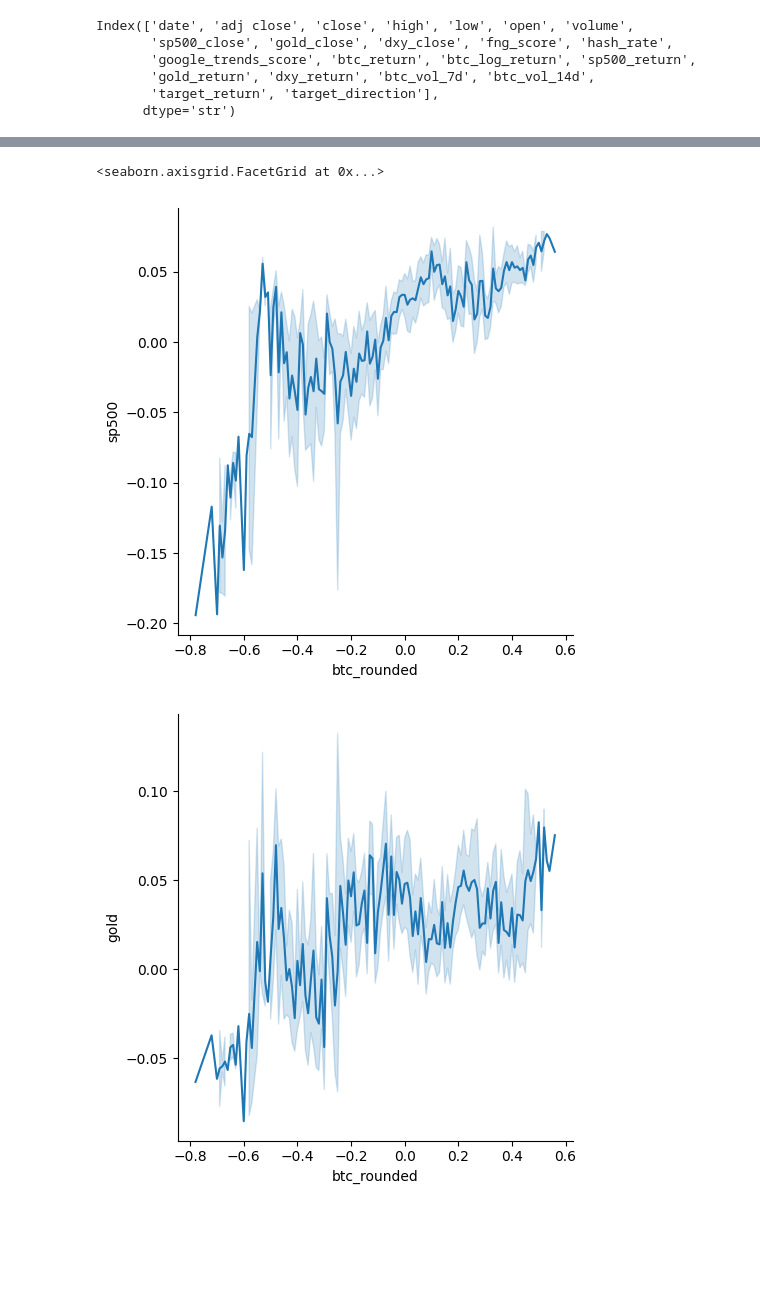
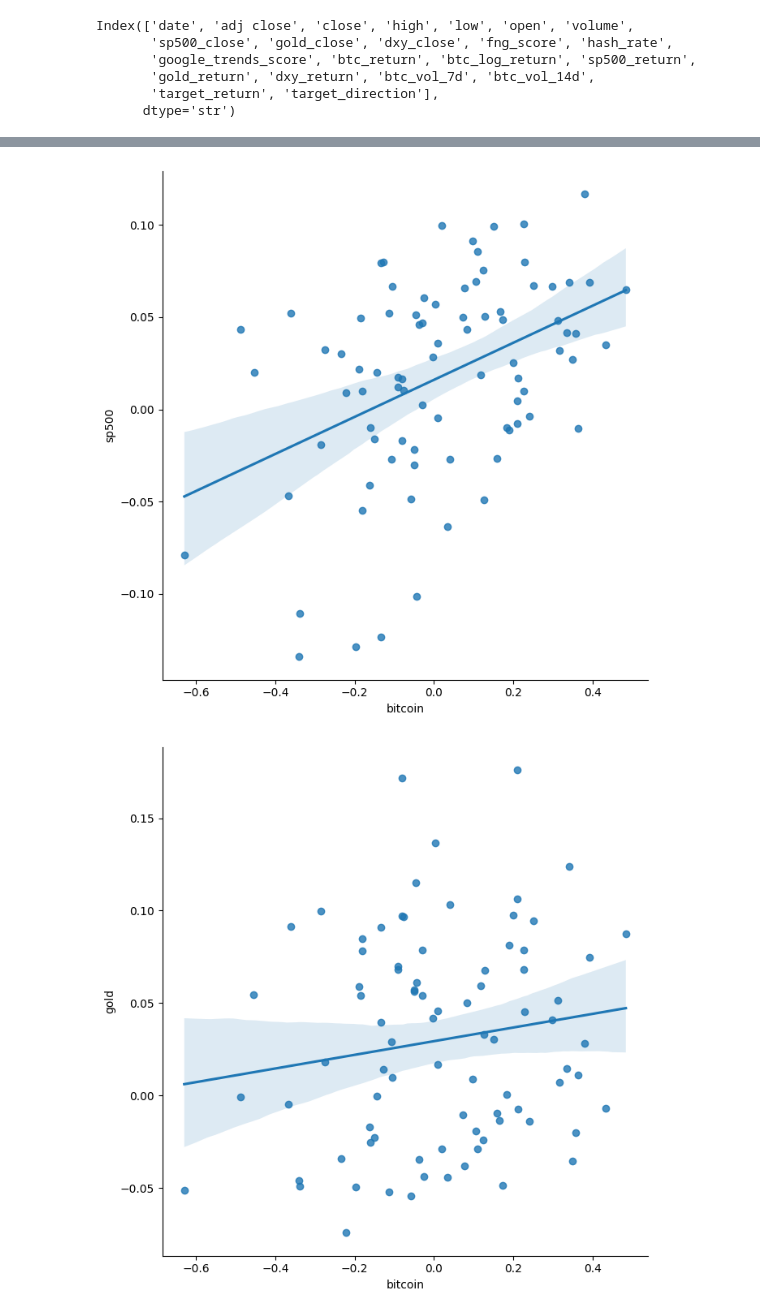
Before and after one commit to Andree33/Exploratory-Analisys-Data-Portfolio, a Jupyter notebook: ExploratoryAnalisys.ipynb, the cells around one changed output, grey strips where cells are left out. Cells and saved outputs as stored; diff of their text form; code cells hidden in the pictures; blank space fills up the shorter version.

```diff
--- a/ExploratoryAnalisys.ipynb
+++ b/ExploratoryAnalisys.ipynb
@@ -20,7 +20,7 @@ Index(['date', 'adj close', 'close', 'high', 'low', 'open', 'volume',
        'target_return', 'target_direction'],
       dtype='str')
 # %%
-# df.dropna(inplace = True)
+df.dropna(inplace = True)
 date = np.array(pd.to_datetime(df['date']))
 # %%
 btc_log_return_full = np.array(df['btc_log_return'].shift(-return_window).rolling(window=return_window).sum())
@@ -34,9 +34,7 @@ xau_log_return_full = np.array(df['xau_log_return'].shift(-return_window).rollin
 # %%
 ## CALCULATE LOG RETURNS FOR S&P500 WITH 90 DAY WINDOW
 
-sp500_log_tmp = np.array(df['sp500_return'])
-sp500_log_tmp = np.log(1 + sp500_log_tmp)
-df['sp500_log_tmp'] = sp500_log_tmp
+df['sp500_log_tmp'] = np.log(1 + df['sp500_return'])
 sp500_log_return_full = np.array(df['sp500_log_tmp'].shift(-return_window).rolling(window=return_window).sum())
 # %%
 # i = 0
@@ -76,25 +74,24 @@ plt.show()
 # %%
 df_plot = pd.DataFrame({
-    'sp500': sp500_log_return_full,
-    'gold': xau_log_return_full,
-    'bitcoin': btc_log_return_full
+    'sp500': sp500_log_return_split,
+    'gold': xau_log_return_split,
+    'bitcoin': btc_log_return_split
 })
 
-# sns.lmplot(x='bitcoin', y='sp500', data=df_plot, height=7, aspect=1)
-# sns.lmplot(x='bitcoin', y='gold', data=df_plot, height=7, aspect=1)
+sns.lmplot(x='bitcoin', y='sp500', data=df_plot, height=7, aspect=1)
+sns.lmplot(x='bitcoin', y='gold', data=df_plot, height=7, aspect=1)
 
 df_plot['btc_rounded'] = df_plot['bitcoin'].round(2)
 
 # sns.lineplot(x='btc_rounded', y='sp500', data=df_plot, label='S&P 500')
 # sns.lineplot(x='btc_rounded', y='gold', data=df_plot, label='Gold')
 # plt.legend()
 
-sns.relplot(x='btc_rounded', y='sp500', data=df_plot, kind='line')
-sns.relplot(x='btc_rounded', y='gold', data=df_plot, kind='line')
+# sns.relplot(x='btc_rounded', y='sp500', data=df_plot, kind='line')
+# sns.relplot(x='btc_rounded', y='gold', data=df_plot, kind='line')
 # %% [output]
-<seaborn.axisgrid.FacetGrid at 0x...>
-[figure, old version]
+[figure, new version]
-[figure, old version]
+[figure, new version]
 # %%
 df.dropna(inplace = True)
 # %%
```
Also changed, not shown: parts of 3 cells of this notebook, 2 other files.
